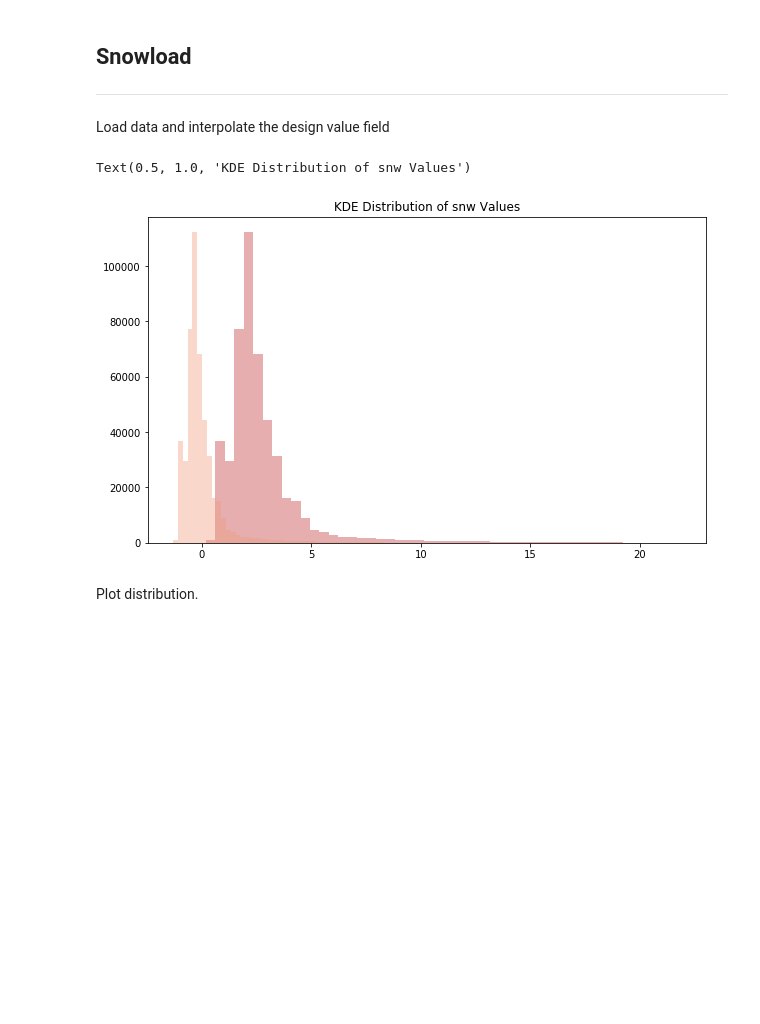
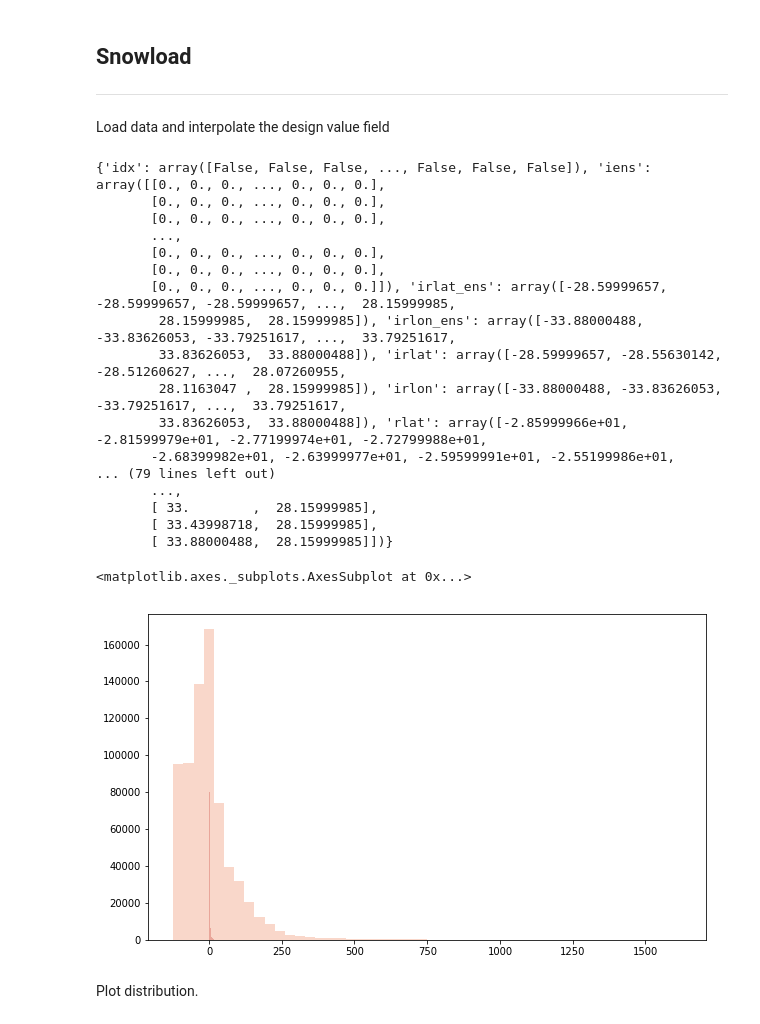
Before and after one commit to pacificclimate/climpyrical, a Jupyter notebook: notebooks/snow.ipynb, the cells around one changed output. Saved outputs shown, nothing was run; the diff lists cells and outputs as text; code cells hidden in the pictures; blank space fills up the shorter version.

Commit message:
Time ensemble domain restricted

```diff
--- a/notebooks/snow.ipynb
+++ b/notebooks/snow.ipynb
@@ -26,31 +29,58 @@ import pandas as pd
 ---
 Load data and interpolate the design value field
 # %%
-PATH = '/storage/data/projects/nrc/CanRCM4_large_ensemble/design_values/snw/snw_CanRCM4-LE_ens35_1951-2016_max_rl50_load.nc'
+old_PATH = '/storage/data/projects/nrc/CanRCM4_large_ensemble/design_values/snw/snw_CanRCM4-LE_ens35_1951-2016_max_rl50_load.nc'
+PATH = '/home/nannau/Desktop/climpyrical/data/snw_CanRCM4-LE_ens1_1951-2016_max.nc'
+
 mask_path = '/home/nannau/Desktop/climpyrical/data/mask.nc'
 dv = 'snw'
 
 interp_dict = get_interpolation(mask_path, PATH, dv)
+old_interp_dict = get_interpolation(mask_path, old_PATH, dv)
+
 midx = interp_dict['idx']
-north_master_idx = interp_dict['irlat_ens'] > 2.
+north_master_idx = interp_dict['irlat_ens'] > -10.
+
+midx_old = old_interp_dict['idx']
+north_master_idx_old = old_interp_dict['irlat_ens'] > -10.
 
 midx = np.logical_and(north_master_idx, midx)
+midx_old = np.logical_and(north_master_idx_old, midx_old)
 
 
 iens = (interp_dict['iens'][:, midx]).T
-oldiens = iens.copy()
+oldiens = (old_interp_dict['iens'][:, midx_old]).T
+
 
 from sklearn.preprocessing import StandardScaler
-scaler = StandardScaler(with_mean=True, with_std=True)
+scaler = StandardScaler(with_mean=True, with_std=False)
 iens = scaler.fit_transform(iens)
+
 
 plt.figure(figsize=(10, 6))
 sns.distplot(oldiens[..., 0], kde = False, kde_kws = {'shade': True,'linewidth': 3}, label='non-anomaly')
 sns.distplot(iens[..., 0], kde = False, kde_kws = {'shade': True,'linewidth': 3}, label='anomaly')
 plt.title('KDE Distribution of {} Values'.format(dv))
 # %% [output]
-Text(0.5, 1.0, 'KDE Distribution of snw Values')
+{'idx': array([False, False, False, ..., False, False, False]), 'iens': array([[0., 0., 0., ..., 0., 0., 0.],
+       [0., 0., 0., ..., 0., 0., 0.],
+       [0., 0., 0., ..., 0., 0., 0.],
+       ...,
+       [0., 0., 0., ..., 0., 0., 0.],
+       [0., 0., 0., ..., 0., 0., 0.],
+       [0., 0., 0., ..., 0., 0., 0.]]), 'irlat_ens': array([-28.59999657, -28.59999657, -28.59999657, ...,  28.15999985,
+        28.15999985,  28.15999985]), 'irlon_ens': array([-33.88000488, -33.83626053, -33.79251617, ...,  33.79251617,
+        33.83626053,  33.88000488]), 'irlat': array([-28.59999657, -28.55630142, -28.51260627, ...,  28.07260955,
+        28.1163047 ,  28.15999985]), 'irlon': array([-33.88000488, -33.83626053, -33.79251617, ...,  33.79251617,
+        33.83626053,  33.88000488]), 'rlat': array([-2.85999966e+01, -2.81599979e+01, -2.77199974e+01, -2.72799988e+01,
+       -2.68399982e+01, -2.63999977e+01, -2.59599991e+01, -2.55199986e+01,
+... (79 lines left out)
+       ...,
+       [ 33.        ,  28.15999985],
+       [ 33.43998718,  28.15999985],
+       [ 33.88000488,  28.15999985]])}
+<matplotlib.axes._subplots.AxesSubplot at 0x...>
-[figure, old version]
+[figure, new version]
 # %% [markdown]
 Plot distribution.
 # %% [markdown]
```
Also changed, not shown: parts of 13 cells of this notebook.
